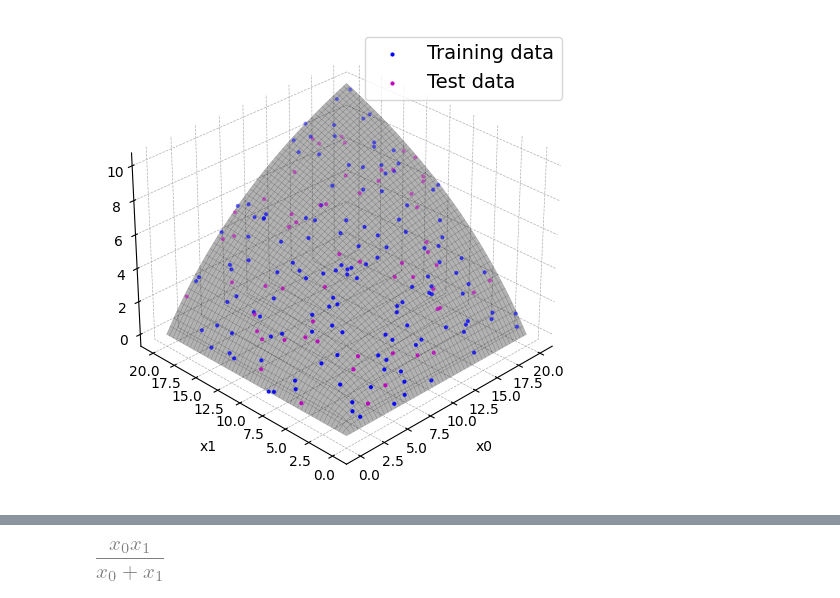
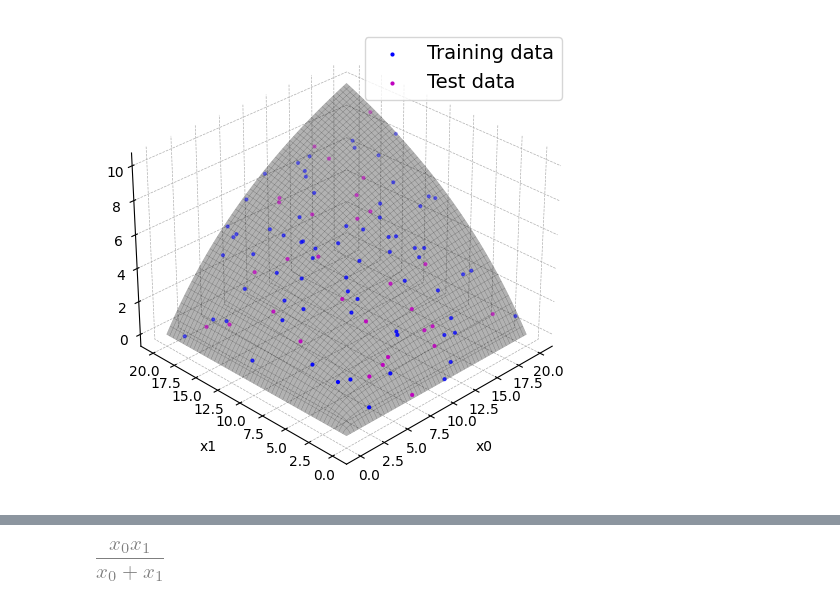
Before and after one commit to AgostinoRizzo/genpro, a Jupyter notebook: notebooks/gp.ipynb, the cells around one changed output, grey strips where cells are left out. Saved outputs shown, nothing was run; the diff lists cells and outputs as text; code cells hidden in the pictures.

```diff
--- a/notebooks/gp.ipynb
+++ b/notebooks/gp.ipynb
@@ -16,8 +17,10 @@ from gp import crossover as gp_crossover, mutator as gp_mutator
 from symbols import syntax_tree
 import randstate
 # %%
-SAMPLE_SIZE = 200
+SAMPLE_SIZE = 100
+TRAIN_SIZE  = 0.7
 NOISE       = 0.0
+MESH_SIZE   = 100
 
 POPSIZE         = 100
 MAX_STREE_DEPTH = 5
@@ -25,22 +28,26 @@ GENERATIONS     = 25
 GROUP_SIZE      = 5  # tournament selector.
 MUTATION_RATE   = 0.15
 ELITISM         = 1
-RANDSTATE       = None
+
+LIBSIZE      = 2000
+LIB_MAXDEPTH = 3
+
+RANDSTATE = 123
 # %%
 randstate.setstate(RANDSTATE)
 
 #S = dataset_misc1d.MagmanDatasetScaled()
 S = dataset_misc2d.Resistance2()
 #S = dataset_misc1d.ABSDataset()
 
 S.sample(size=SAMPLE_SIZE, noise=NOISE, mesh=False)
 #S.load('../data/magman.csv')
 
-S.split(train_size=0.7)
+S.split(train_size=TRAIN_SIZE)
 S.get_plotter().plot(width=8, height=6, plot_knowldege=False)
 
 S_train = dataset.NumpyDataset(S)
 S_test  = dataset.NumpyDataset(S, test=True)
 # %% [output]
-[figure, old version]
+[figure, new version]
 # %%
```
Also changed, not shown: parts of 6 cells of this notebook, 4 other files.
